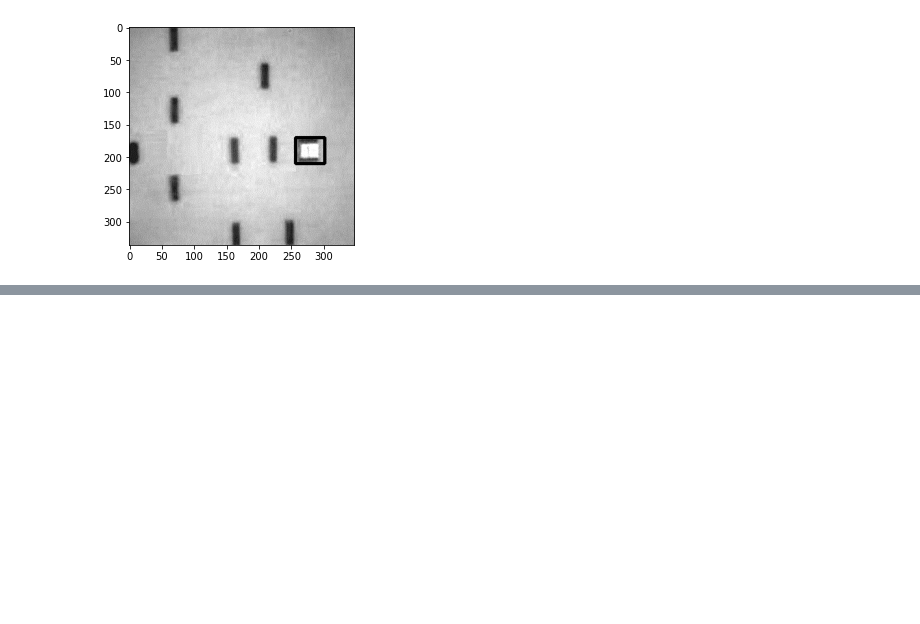
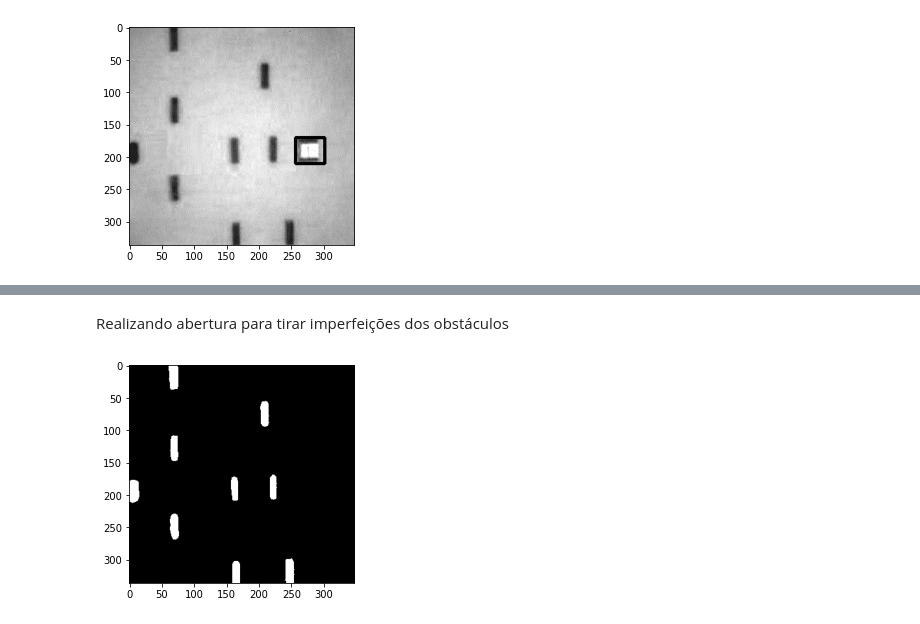
Before and after one commit to adrinerandrade/robotica, a Jupyter notebook: trabalho_01/Robótica_trabalho_pratico_1.ipynb, the cells around one changed output, grey strips where cells are left out. Saved outputs shown, nothing was run; the diff lists cells and outputs as text; code cells hidden in the pictures; blank space fills up the shorter version.

```diff
--- a/trabalho_01/Robótica_trabalho_pratico_1.ipynb
+++ b/trabalho_01/Robótica_trabalho_pratico_1.ipynb
@@ -123,0 +106,8 @@ AttributeError: ignored
+# %% [markdown]
+Realizando abertura para tirar imperfeições dos obstáculos
+# %%
+kernel = np.ones((5, 5),np.uint8)
+closing_obstacle = cv.morphologyEx(treshold_obstacle, cv.MORPH_CLOSE, kernel)
+showImg(closing_obstacle)
+# %% [output]
+[figure, added]
```
Also changed, not shown: parts of 39 cells of this notebook.
